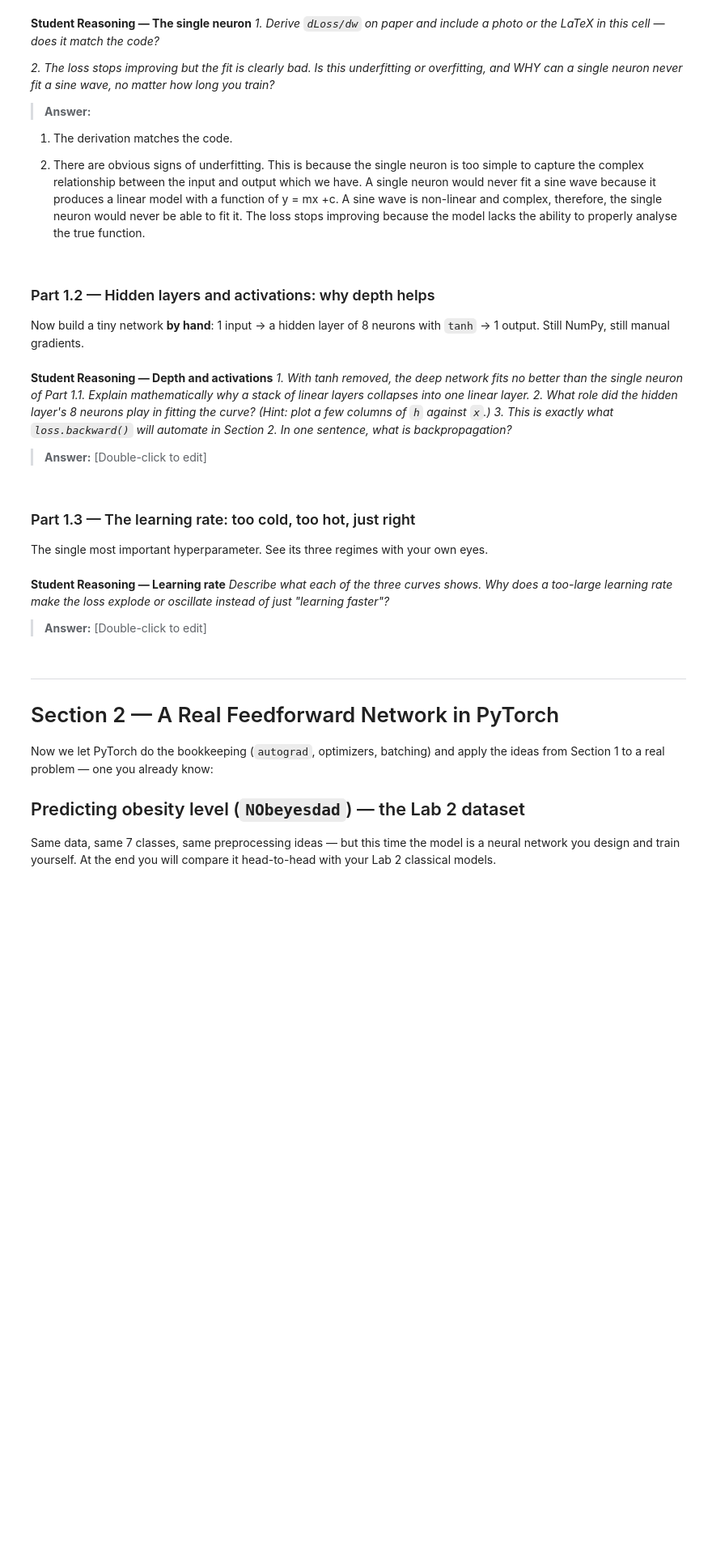
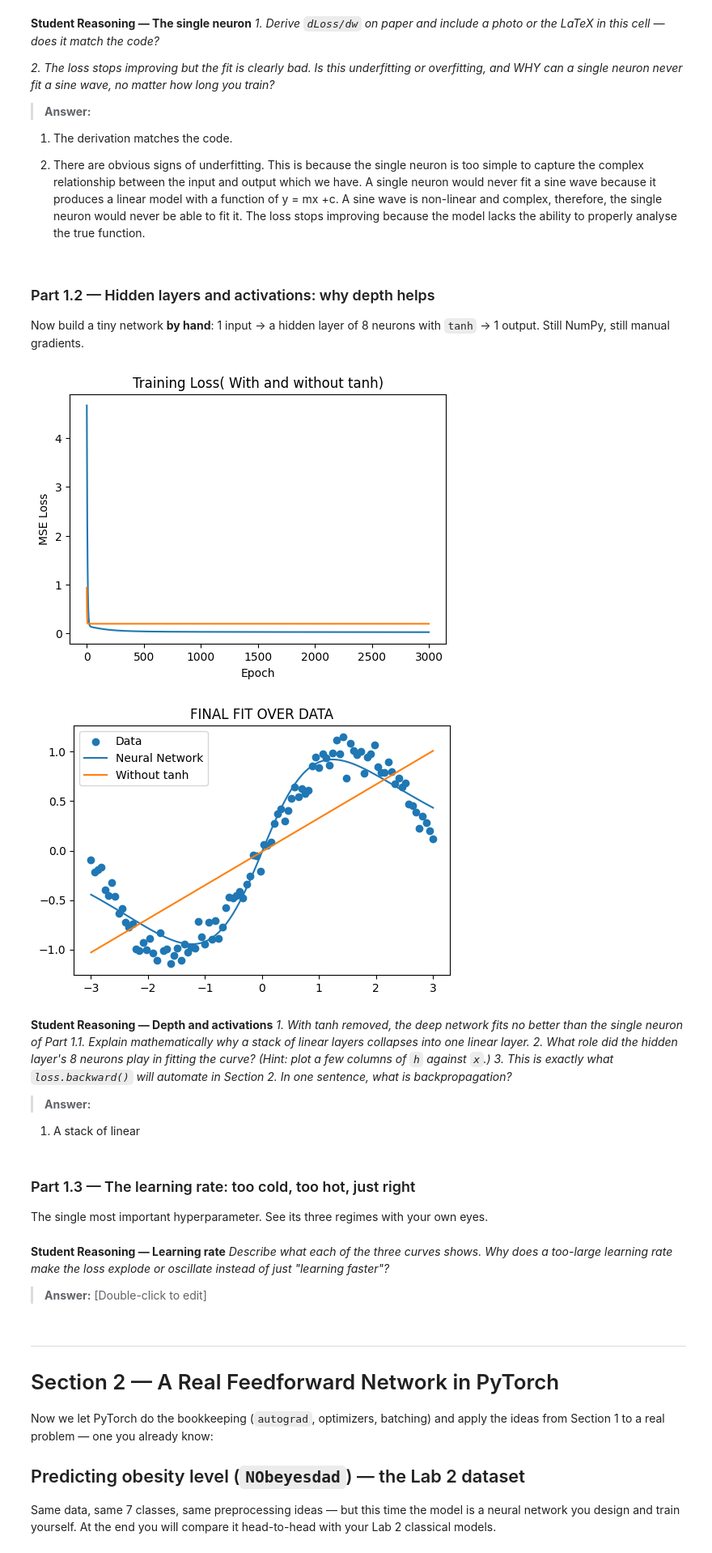
Before and after one commit to joyy-atschool/lab-3, a Jupyter notebook: lab_3.ipynb, the cells around one changed output. Shown at 81% size. Saved outputs shown, nothing was run; the diff lists cells and outputs as text; code cells hidden in the pictures; blank space fills up the shorter version.

Commit message:
Part 1.2 code done

```diff
--- a/lab_3.ipynb
+++ b/lab_3.ipynb
@@ -153,28 +153,104 @@ Now build a tiny network **by hand**: 1 input -> a hidden layer of 8 neurons wit
 1 output. Still NumPy, still manual gradients.
 # %%
 # TODO: Initialise parameters
+
+x =  x.reshape(-1,1)
+y = y.reshape(-1,1)
+
 #   W1: shape (1, 8),  b1: shape (8,)
 #   W2: shape (8, 1),  b2: shape (1,)
+W1 = np.random.randn(1,8)*0.5
+b1 = np.zeros(8)
+
+# the biases are initialised to zero in order to avoid symmetry issues. However, they can be done normally.
+W2 = np.random.randn(8,1)*0.5
+b2 = np.zeros(1)
+
 #   Small random values (e.g. np.random.randn(...) * 0.5)
+
+
+lr = 0.01
+epochs = 3000
+losses=[]
+
 
 # TODO: Forward pass (keep the intermediate values — you need them for backprop):
 #   z1 = x @ W1 + b1        # pre-activation, shape (100, 8)
 #   h  = np.tanh(z1)        # activation
 #   y_hat = h @ W2 + b2     # output, shape (100, 1)
 #   loss  = np.mean((y_hat - y) ** 2)
 
 # TODO: Backward pass (the chain rule, layer by layer):
 #   d_yhat = 2 * (y_hat - y) / len(y)
 #   dW2 = h.T @ d_yhat ;  db2 = d_yhat.sum(axis=0)
 #   dh  = d_yhat @ W2.T
 #   dz1 = dh * (1 - np.tanh(z1) ** 2)     # derivative of tanh
 #   dW1 = x.T @ dz1 ;  db1 = dz1.sum(axis=0)
 
 # TODO: Update all parameters with learning rate lr, loop for ~3000 steps,
 #   record the loss.
 
+for epoch in range(epochs):
+  z1 = x @ W1 + b1
+  #h  = np.tanh(z1)
+  h = z1
+  y_hat = h @ W2 + b2
+  loss  = np.mean((y_hat - y) ** 2)
+  losses.append(loss)
+
+
+  d_yhat = 2 * (y_hat - y) / len(y)
+  dW2 = h.T @ d_yhat
+  db2 = d_yhat.sum(axis=0)
+  dh  = d_yhat @ W2.T
+  #dz1 = dh * (1 - np.tanh(z1) ** 2)
+  dz1 = dh
+  dW1 = x.T @ dz1
+  db1 = dz1.sum(axis=0)
+
+  W1   -= lr * dW1
+  b1   -= lr * db1
+  W2   -= lr * dW2
+  b2   -= lr * db2
+
+#losses_tanh = losses.copy()
+#W1_tanh = W1.copy()
+#W2_tanh = W2.copy()
+
+
+losses_linear = losses.copy()
+#Final Fit loss
+
 # TODO: Plot the loss curve AND the final fit over the data.
+
+#Loss Plot
+plt.figure(figsize=(6,4))
+plt.plot(losses_tanh, label = "With tanh")
+plt.plot(losses_linear, label = "Without tanh")
+plt.title("Training Loss( With and without tanh)")
+plt.xlabel("Epoch")
+plt.ylabel("MSE Loss")
+plt.show()
+
+
+#Final Fit
+#y_pred = np.tanh(x @ W1+b1) @ W2 +b2
+
+y_pred_linear = (x @ W1+b1) @ W2 +b2
+
+
+plt.figure(figsize=(6,4))
+plt.scatter(x,y,label = "Data")
+plt.plot(x, y_pred,label= "Neural Network")
+plt.plot(x,y_pred_linear,label = "Without tanh")
+plt.title("FINAL FIT OVER DATA")
+plt.legend()
+plt.show()
+
 #   Then re-run with the tanh REMOVED (h = z1). What happens to the fit?
+# %% [output]
+[figure, added]
+[figure, added]
 # %% [markdown]
 **Student Reasoning — Depth and activations**
 *1. With tanh removed, the deep network fits no better than the single neuron of Part 1.1.
@@ -184,7 +260,9 @@ columns of `h` against `x`.)*
 *3. This is exactly what `loss.backward()` will automate in Section 2. In one sentence, what
 is backpropagation?*
 
-> **Answer:** [Double-click to edit]
+> **Answer:**
+
+1. A stack of linear
 # %% [markdown]
 ### Part 1.3 — The learning rate: too cold, too hot, just right
 The single most important hyperparameter. See its three regimes with your own eyes.
```
